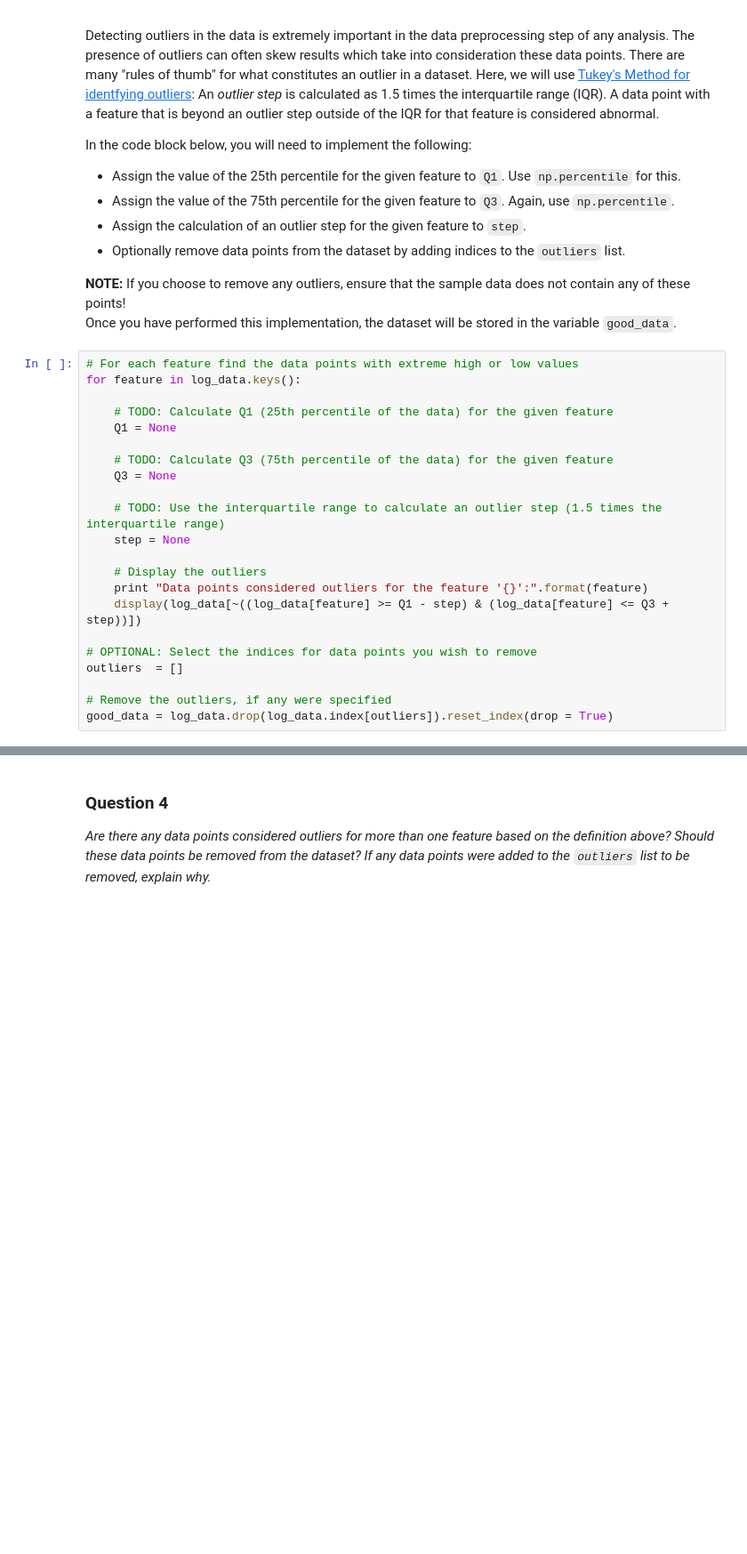
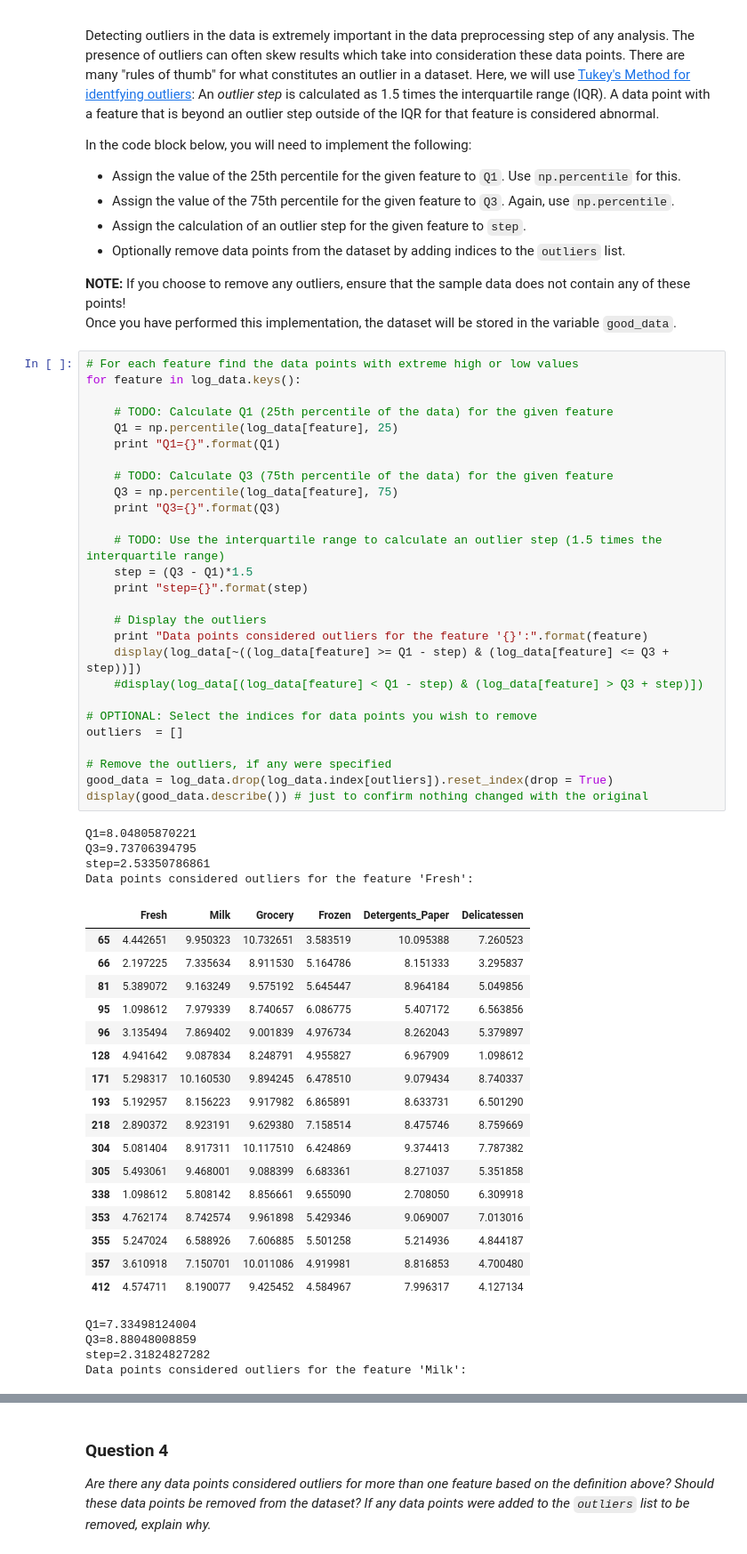
Before and after one commit to vharavu/unsupClust, a Jupyter notebook: customer_segments.ipynb, the cells around one changed output, grey strips where cells are left out. Shown: that part at 89% size. Drawn from its saved outputs; the diff is of its cells as text; blank space fills up the shorter version.

```diff
--- a/customer_segments.ipynb
+++ b/customer_segments.ipynb
@@ -223,22 +243,53 @@ Once you have performed this implementation, the dataset will be stored in the v
 # %%
 # For each feature find the data points with extreme high or low values
 for feature in log_data.keys():
 
     # TODO: Calculate Q1 (25th percentile of the data) for the given feature
-    Q1 = None
+    Q1 = np.percentile(log_data[feature], 25)
+    print "Q1={}".format(Q1)
 
     # TODO: Calculate Q3 (75th percentile of the data) for the given feature
-    Q3 = None
+    Q3 = np.percentile(log_data[feature], 75)
+    print "Q3={}".format(Q3)
 
     # TODO: Use the interquartile range to calculate an outlier step (1.5 times the interquartile range)
-    step = None
+    step = (Q3 - Q1)*1.5
+    print "step={}".format(step)
 
     # Display the outliers
     print "Data points considered outliers for the feature '{}':".format(feature)
     display(log_data[~((log_data[feature] >= Q1 - step) & (log_data[feature] <= Q3 + step))])
+    #display(log_data[(log_data[feature] < Q1 - step) & (log_data[feature] > Q3 + step)])
 
 # OPTIONAL: Select the indices for data points you wish to remove
 outliers  = []
 
 # Remove the outliers, if any were specified
 good_data = log_data.drop(log_data.index[outliers]).reset_index(drop = True)
+display(good_data.describe()) # just to confirm nothing changed with the original
+# %% [output]
+Q1=8.04805870221
+Q3=9.73706394795
+step=2.53350786861
+Data points considered outliers for the feature 'Fresh':
+|  | Fresh | Milk | Grocery | Frozen | Detergents_Paper | Delicatessen |
+| 65 | 4.442651 | 9.950323 | 10.732651 | 3.583519 | 10.095388 | 7.260523 |
+| 66 | 2.197225 | 7.335634 | 8.911530 | 5.164786 | 8.151333 | 3.295837 |
+| 81 | 5.389072 | 9.163249 | 9.575192 | 5.645447 | 8.964184 | 5.049856 |
+| 95 | 1.098612 | 7.979339 | 8.740657 | 6.086775 | 5.407172 | 6.563856 |
+| 96 | 3.135494 | 7.869402 | 9.001839 | 4.976734 | 8.262043 | 5.379897 |
+| 128 | 4.941642 | 9.087834 | 8.248791 | 4.955827 | 6.967909 | 1.098612 |
+| 171 | 5.298317 | 10.160530 | 9.894245 | 6.478510 | 9.079434 | 8.740337 |
+| 193 | 5.192957 | 8.156223 | 9.917982 | 6.865891 | 8.633731 | 6.501290 |
+| 218 | 2.890372 | 8.923191 | 9.629380 | 7.158514 | 8.475746 | 8.759669 |
+| 304 | 5.081404 | 8.917311 | 10.117510 | 6.424869 | 9.374413 | 7.787382 |
+| 305 | 5.493061 | 9.468001 | 9.088399 | 6.683361 | 8.271037 | 5.351858 |
+| 338 | 1.098612 | 5.808142 | 8.856661 | 9.655090 | 2.708050 | 6.309918 |
+| 353 | 4.762174 | 8.742574 | 9.961898 | 5.429346 | 9.069007 | 7.013016 |
+| 355 | 5.247024 | 6.588926 | 7.606885 | 5.501258 | 5.214936 | 4.844187 |
+| 357 | 3.610918 | 7.150701 | 10.011086 | 4.919981 | 8.816853 | 4.700480 |
+| 412 | 4.574711 | 8.190077 | 9.425452 | 4.584967 | 7.996317 | 4.127134 |
+Q1=7.33498124004
+Q3=8.88048008859
+step=2.31824827282
+Data points considered outliers for the feature 'Milk':
```
Also changed, not shown: parts of 9 cells of this notebook.
